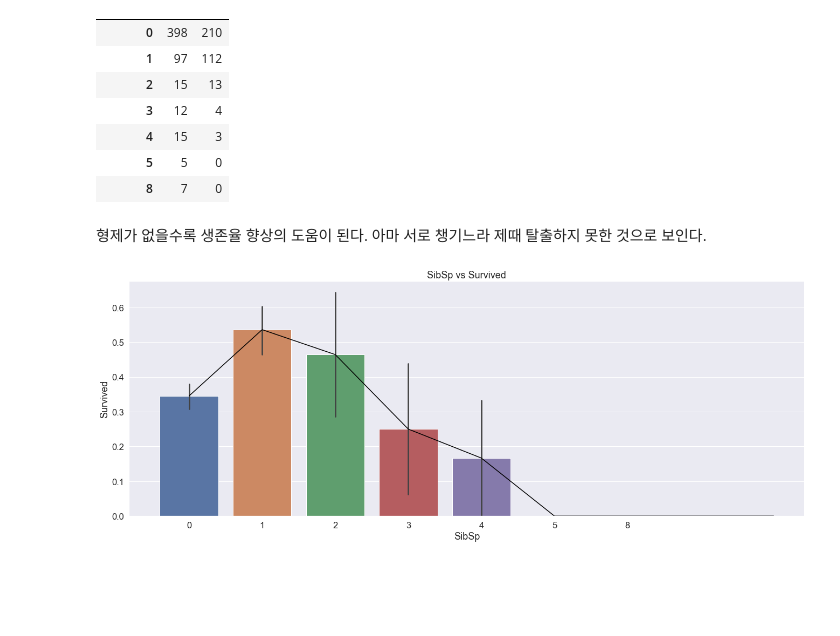
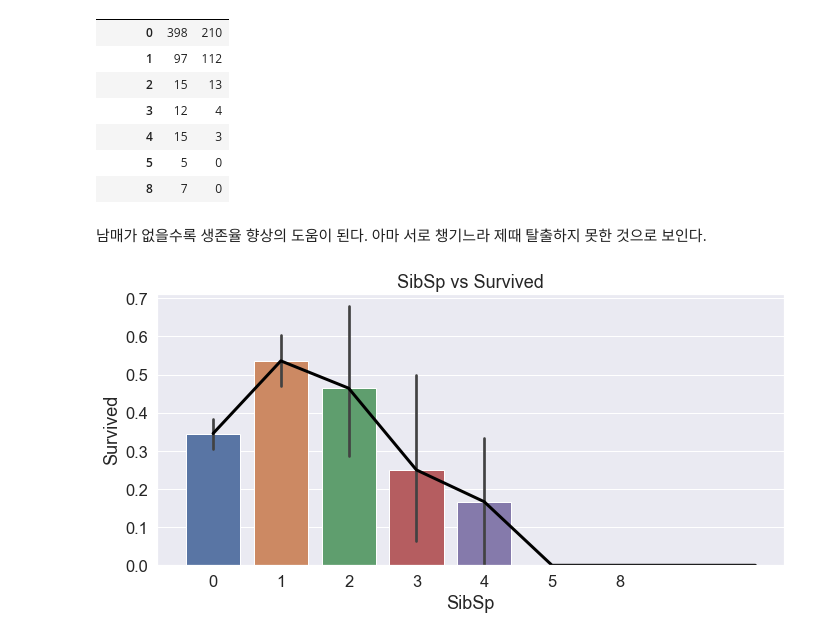
Before and after one commit to Myul23/Kaggle-Curriculum, a Jupyter notebook: Tabular data - Binary classification/Titanic - Machine Learning from Disaster/2. EDA To Prediction.ipynb, the cells around one changed output. Cells and saved outputs as stored; diff of their text form; code cells hidden in the pictures; blank space fills up the shorter version.

```diff
--- a/Tabular data - Binary classification/Titanic - Machine Learning from Disaster/2. EDA To Prediction.ipynb
+++ b/Tabular data - Binary classification/Titanic - Machine Learning from Disaster/2. EDA To Prediction.ipynb
@@ -358,15 +362,16 @@ pd.crosstab(data.SibSp, data.Survived).style.background_gradient(cmap="summer_r"
 | 5 | 5 | 0 |
 | 8 | 7 | 0 |
 # %% [markdown]
-형제가 없을수록 생존율 향상의 도움이 된다. 아마 서로 챙기느라 제때 탈출하지 못한 것으로 보인다.
+남매가 없을수록 생존율 향상의 도움이 된다. 아마 서로 챙기느라 제때 탈출하지 못한 것으로 보인다.
 # %%
-plt.figure(figsize=(20, 8))
+plt.figure(figsize=(10, 5))
 
 sns.barplot("SibSp", "Survived", data=data)
-plt.plot(data[["SibSp", "Survived"]].groupby("SibSp")["Survived"].mean(), c="black")
+plt.plot(data[["SibSp", "Survived"]].groupby("SibSp")["Survived"].mean(),
+         c="black", linewidth=3)
 # sns.factorplot("SibSp", "Survived", data=data)
 
 plt.title("SibSp vs Survived")
 plt.show()
 # %% [output]
-[figure, old version]
+[figure, new version]
```
Also changed, not shown: parts of 33 cells of this notebook, 8 other files.
